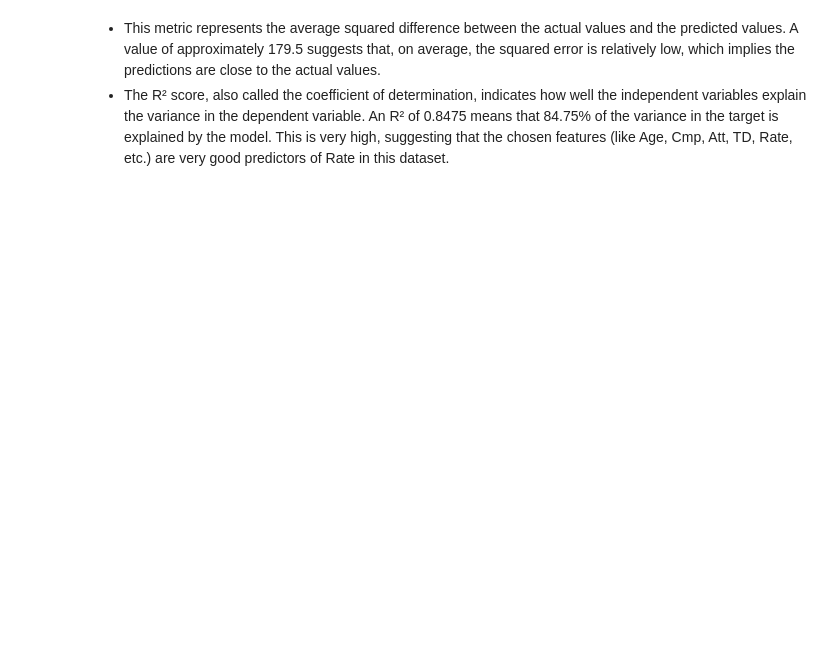
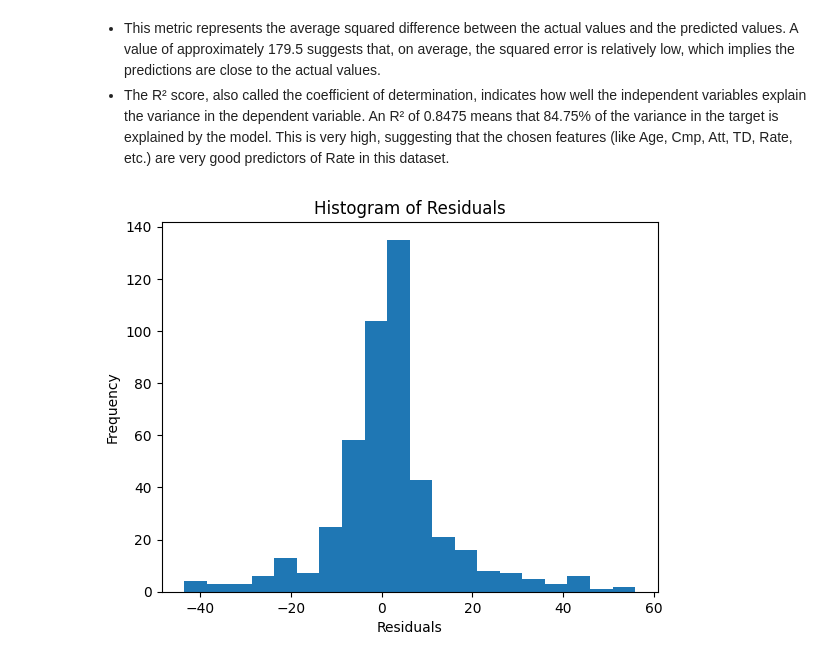
Before and after one commit to Vilars/Data-201, a Jupyter notebook: Project_Two_NFL_Passing_(2001_2023).ipynb, the cells around one changed output. Saved outputs shown, nothing was run; the diff lists cells and outputs as text; code cells hidden in the pictures; blank space fills up the shorter version.

```diff
--- a/Project_Two_NFL_Passing_(2001_2023).ipynb
+++ b/Project_Two_NFL_Passing_(2001_2023).ipynb
@@ -109,3 +109,14 @@ R² Score: 0.8505335210613467
 # %% [markdown]
 - This metric represents the average squared difference between the actual values and the predicted values. A value of approximately 179.5 suggests that, on average, the squared error is relatively low, which implies the predictions are close to the actual values.
 - The R² score, also called the coefficient of determination, indicates how well the independent variables explain the variance in the dependent variable. An R² of 0.8475 means that 84.75% of the variance in the target is explained by the model. This is very high, suggesting that the chosen features (like Age, Cmp, Att, TD, Rate, etc.) are very good predictors of Rate in this dataset.
+# %%
+5 #Create a histrogram of residuals
+
+residuals = y_test - y_pred
+plt.hist(residuals, bins=20)
+plt.title("Histogram of Residuals")
+plt.xlabel("Residuals")
+plt.ylabel("Frequency")
+plt.show()
+# %% [output]
+[figure, added]
```
Also changed, not shown: parts of 6 cells of this notebook.
